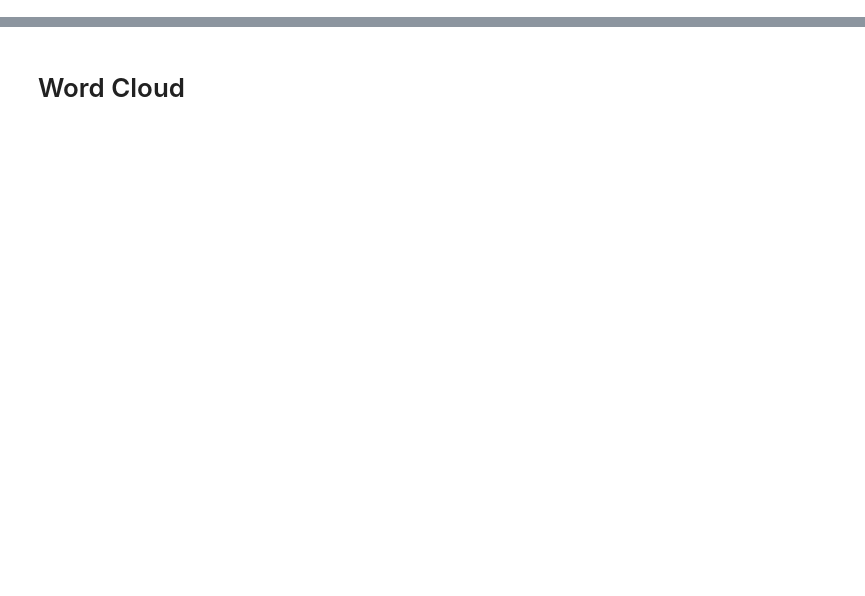
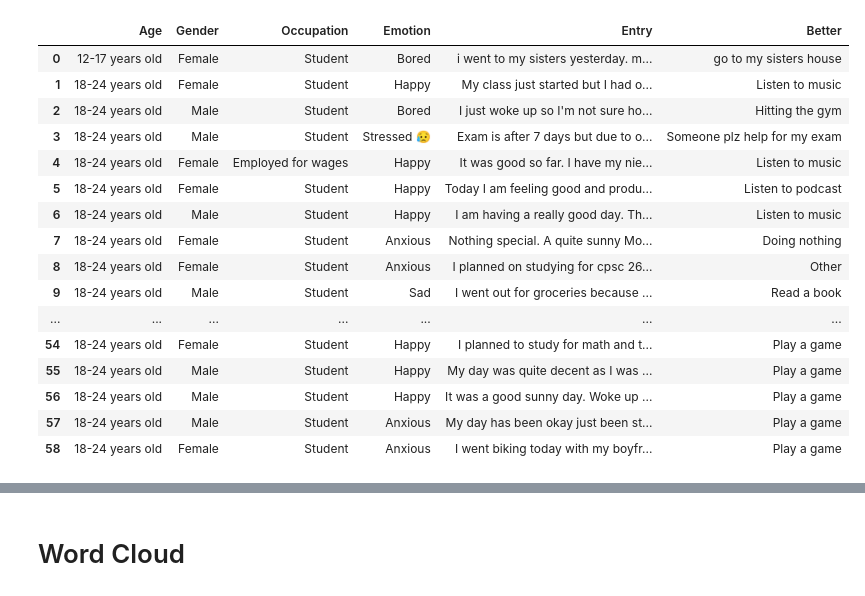
Before and after one commit to sijan67/OMOU, a Jupyter notebook: UserInput/RecommenderApp.ipynb, the cells around one changed output, grey strips where cells are left out. Saved outputs shown, nothing was run; the diff lists cells and outputs as text; code cells hidden in the pictures; blank space fills up the shorter version.

```diff
--- a/UserInput/RecommenderApp.ipynb
+++ b/UserInput/RecommenderApp.ipynb
@@ -21,7 +22,25 @@ import re
 torch.manual_seed(291)
 np.random.seed(291)
 # %%
-df = pd.read_csv("/recommendations.csv")
+df = pd.read_csv("/content/project-team-triceratops/DataAnalysis/CSV/realtimedata.csv")
 df.drop(columns=['Timestamp'], inplace=True)
 df.rename(columns={df.columns[0]: "Age", df.columns[1]: "Gender", df.columns[2]: "Occupation", df.columns[3]: "Emotion", df.columns[4]: "Entry", df.columns[5]: "Better"}, inplace=True)
 df
+# %% [output]
+|  | Age | Gender | Occupation | Emotion | Entry | Better |
+| 0 | 12-17 years old | Female | Student | Bored | i went to my sisters yesterday. m... | go to my sisters house |
+| 1 | 18-24 years old | Female | Student | Happy | My class just started but I had o... | Listen to music |
+| 2 | 18-24 years old | Male | Student | Bored | I just woke up so I'm not sure ho... | Hitting the gym |
+| 3 | 18-24 years old | Male | Student | Stressed 😥 | Exam is after 7 days but due to o... | Someone plz help for my exam |
+| 4 | 18-24 years old | Female | Employed for wages | Happy | It was good so far. I have my nie... | Listen to music |
+| 5 | 18-24 years old | Female | Student | Happy | Today I am feeling good and produ... | Listen to podcast |
+| 6 | 18-24 years old | Male | Student | Happy | I am having a really good day. Th... | Listen to music |
+| 7 | 18-24 years old | Female | Student | Anxious | Nothing special. A quite sunny Mo... | Doing nothing |
+| 8 | 18-24 years old | Female | Student | Anxious | I planned on studying for cpsc 26... | Other |
+| 9 | 18-24 years old | Male | Student | Sad | I went out for groceries because ... | Read a book |
+| ... | ... | ... | ... | ... | ... | ... |
+| 54 | 18-24 years old | Female | Student | Happy | I planned to study for math and t... | Play a game |
+| 55 | 18-24 years old | Male | Student | Happy | My day was quite decent as I was ... | Play a game |
+| 56 | 18-24 years old | Male | Student | Happy | It was a good sunny day. Woke up ... | Play a game |
+| 57 | 18-24 years old | Male | Student | Anxious | My day has been okay just been st... | Play a game |
+| 58 | 18-24 years old | Female | Student | Anxious | I went biking today with my boyfr... | Play a game |
```
Also changed, not shown: parts of 7 cells of this notebook.
